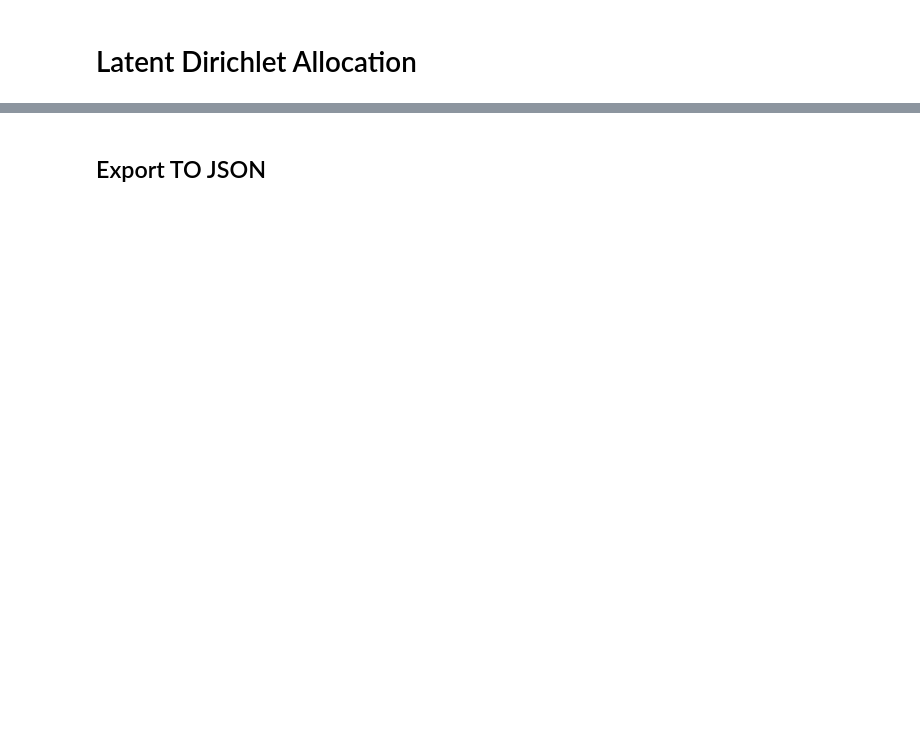
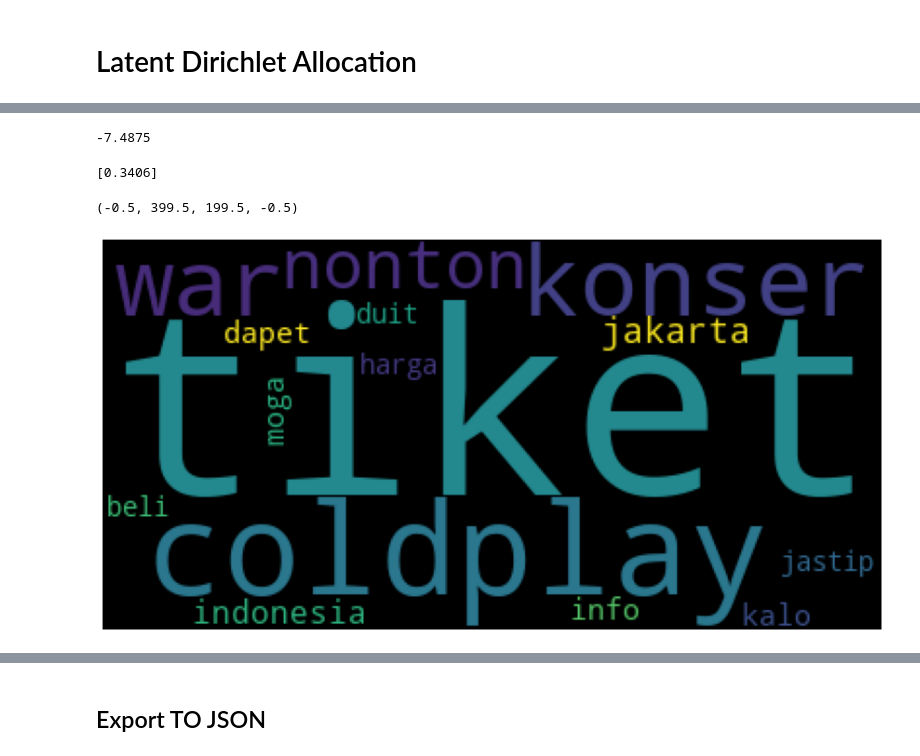
Before and after one commit to imniwa/univ-tugas-akhir, a Jupyter notebook: notebooks/03-nlp-lda-cv.ipynb, the cells around one changed output, grey strips where cells are left out. Saved outputs shown, nothing was run; the diff lists cells and outputs as text; code cells hidden in the pictures; blank space fills up the shorter version.

```diff
--- a/notebooks/03-nlp-lda-cv.ipynb
+++ b/notebooks/03-nlp-lda-cv.ipynb
@@ -70,0 +62,2 @@ lda_model.show_topics(num_topics=3, num_words=5, formatted=False)
+# %%
+lda_model = models.LdaModel(corpus, num_topics=1, id2word=dictionary, passes=25, random_state=48)
@@ -70,0 +83,19 @@ lda_model.show_topics(num_topics=3, num_words=5, formatted=False)
+# %%
+freqs = {}
+for word, score in lda_model.show_topics(num_words=15, formatted=False)[0][1]:
+  freqs[word] = score
+# %%
+round(lda_model.log_perplexity(corpus), 4)
+# %% [output]
+-7.4875
+# %%
+[round(x, 4) for x in CoherenceModel(model=lda_model, texts=content, dictionary=dictionary, coherence='c_v').get_coherence_per_topic()]
+# %% [output]
+[0.3406]
+# %%
+figure(figsize=(15, 15), dpi=72)
+plt.imshow(WordCloud().generate_from_frequencies(freqs, max_font_size=400))
+plt.axis('off')
+# %% [output]
+(-0.5, 399.5, 199.5, -0.5)
+[figure, added]
```
Also changed, not shown: parts of 16 cells of this notebook, 11 other files.
